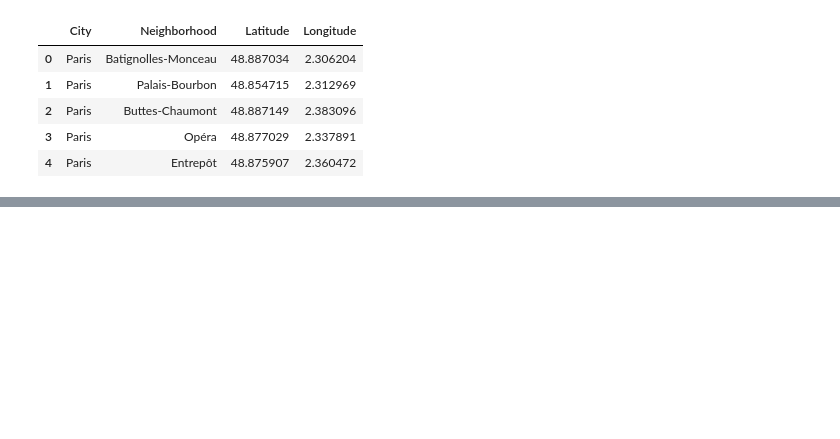
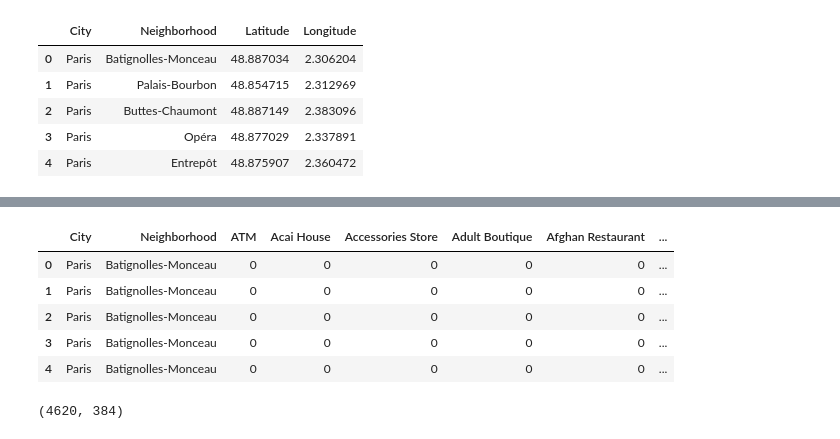
Before and after one commit to asernat/coursera-capston-project, a Jupyter notebook: Battle_of_Neighborhoods.ipynb, the cells around one changed output, grey strips where cells are left out. Drawn from its saved outputs; the diff is of its cells as text; code cells hidden in the pictures; blank space fills up the shorter version.

```diff
--- a/Battle_of_Neighborhoods.ipynb
+++ b/Battle_of_Neighborhoods.ipynb
@@ -200,0 +212,27 @@ KeyboardInterrupt:
+# %%
+# one hot encoding
+cities_onehot = pd.get_dummies(venues[['Venue Category']], prefix="", prefix_sep="")
+
+# add neighborhood and city columns back to dataframe
+
+cities_onehot['Neighborhood'] = venues['Neighborhood']
+cities_onehot['City'] = venues['City']
+
+columns = list(cities_onehot.columns)
+columns.remove('Neighborhood')
+columns.remove('City')
+
+fixed_columns = ['City', 'Neighborhood'] + columns
+cities_onehot = cities_onehot[list(fixed_columns)]
+cities_onehot.head()
+# %% [output]
+|  | City | Neighborhood | ATM | Acai House | Accessories Store | Adult Boutique | Afghan Restaurant | ... |
+| 0 | Paris | Batignolles-Monceau | 0 | 0 | 0 | 0 | 0 | ... |
+| 1 | Paris | Batignolles-Monceau | 0 | 0 | 0 | 0 | 0 | ... |
+| 2 | Paris | Batignolles-Monceau | 0 | 0 | 0 | 0 | 0 | ... |
+| 3 | Paris | Batignolles-Monceau | 0 | 0 | 0 | 0 | 0 | ... |
+| 4 | Paris | Batignolles-Monceau | 0 | 0 | 0 | 0 | 0 | ... |
+# %%
+cities_onehot.shape
+# %% [output]
+(4620, 384)
```
Also changed, not shown: parts of 18 cells of this notebook.
